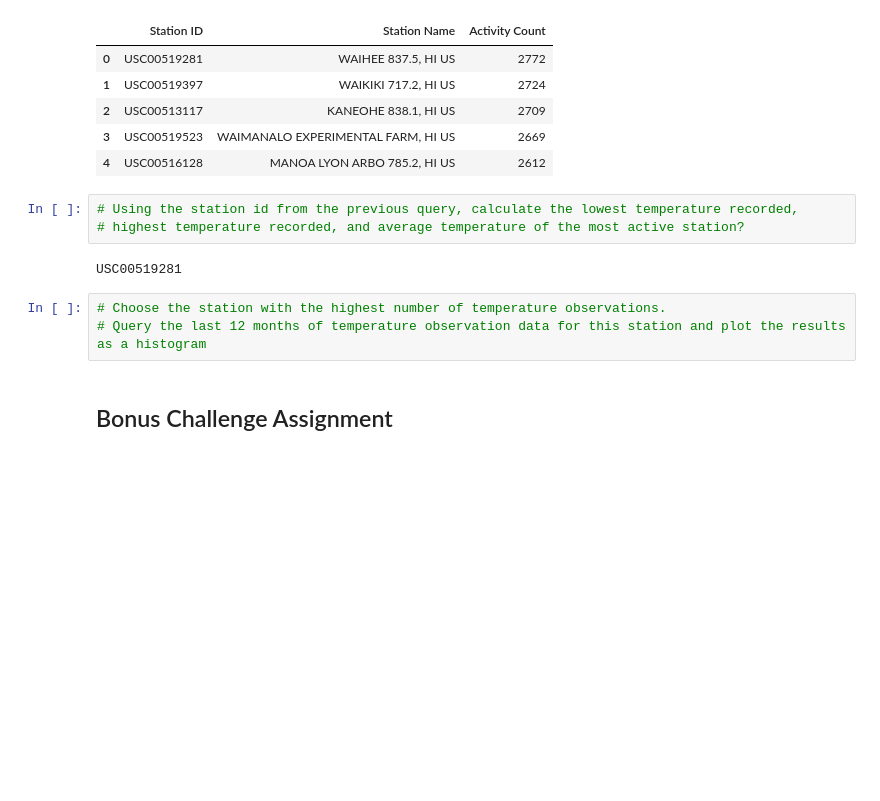
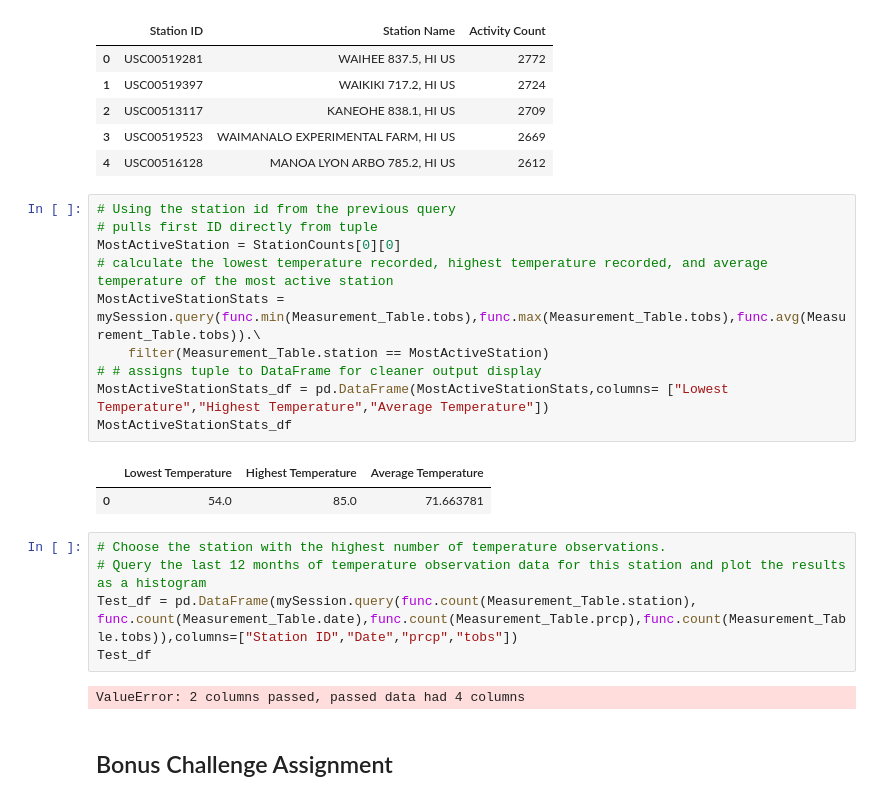
Before and after one commit to abordetskiy/Hawaii-Climate-Data-SQL-Integration, a Jupyter notebook: sqlalchemy-challenge.ipynb, the cells around one changed output. Saved outputs shown, nothing was run; the diff lists cells and outputs as text; blank space fills up the shorter version.

Commit message:
feat: add most active station stats

```diff
--- a/sqlalchemy-challenge.ipynb
+++ b/sqlalchemy-challenge.ipynb
@@ -125,13 +125,25 @@ StationCounts_df.head()
 | 3 | USC00519523 | WAIMANALO EXPERIMENTAL FARM, HI US | 2669 |
 | 4 | USC00516128 | MANOA LYON ARBO 785.2, HI US | 2612 |
 # %%
-# Using the station id from the previous query, calculate the lowest temperature recorded,
-# highest temperature recorded, and average temperature of the most active station?
+# Using the station id from the previous query
+# pulls first ID directly from tuple
+MostActiveStation = StationCounts[0][0]
+# calculate the lowest temperature recorded, highest temperature recorded, and average temperature of the most active station
+MostActiveStationStats = mySession.query(func.min(Measurement_Table.tobs),func.max(Measurement_Table.tobs),func.avg(Measurement_Table.tobs)).\
+    filter(Measurement_Table.station == MostActiveStation)
+# # assigns tuple to DataFrame for cleaner output display
+MostActiveStationStats_df = pd.DataFrame(MostActiveStationStats,columns= ["Lowest Temperature","Highest Temperature","Average Temperature"])
+MostActiveStationStats_df
 # %% [output]
-USC00519281
+|  | Lowest Temperature | Highest Temperature | Average Temperature |
+| 0 | 54.0 | 85.0 | 71.663781 |
 # %%
 # Choose the station with the highest number of temperature observations.
 # Query the last 12 months of temperature observation data for this station and plot the results as a histogram
+Test_df = pd.DataFrame(mySession.query(func.count(Measurement_Table.station), func.count(Measurement_Table.date),func.count(Measurement_Table.prcp),func.count(Measurement_Table.tobs)),columns=["Station ID","Date","prcp","tobs"])
+Test_df
+# %% [output]
+ValueError: 2 columns passed, passed data had 4 columns
 # %% [markdown]
 ## Bonus Challenge Assignment
 # %%
```
Also changed, not shown: parts of 2 cells of this notebook.
